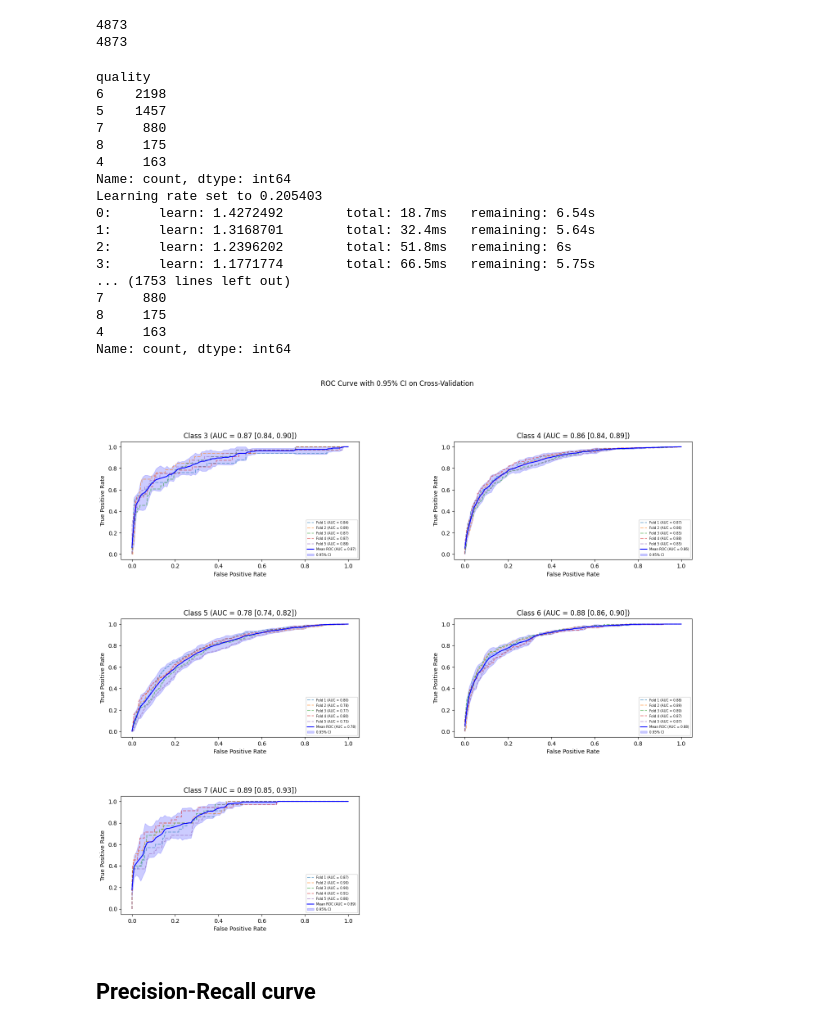
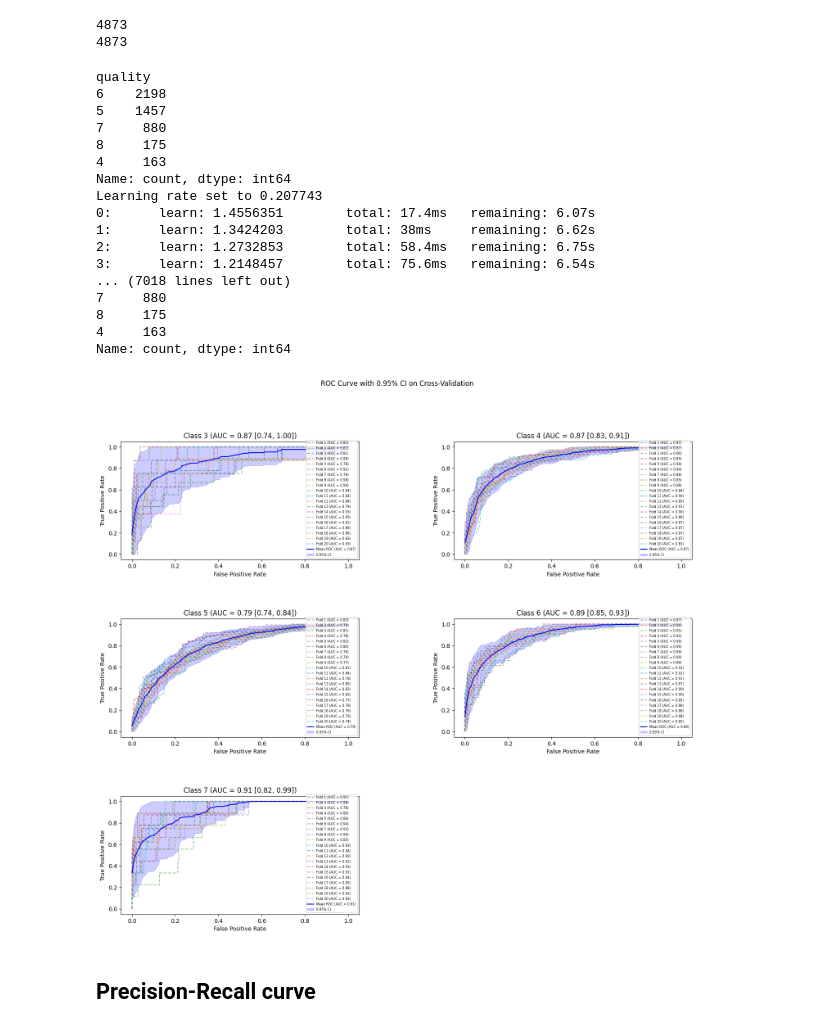
Before and after one commit to KadilenkoIvan/theory_of_stat_solutions, a Jupyter notebook: lab5/lab2.ipynb, the cells around one changed output. Cells and saved outputs as stored; diff of their text form; code cells hidden in the pictures.

```diff
--- a/lab5/lab2.ipynb
+++ b/lab5/lab2.ipynb
@@ -37,7 +42,7 @@ y = wine_df['quality']
 # y = wine_df['class']
 
 X_train, X_test, y_train, y_test = train_test_split(X, y, test_size=0.2, random_state=42, stratify=y)
-model = CatBoostClassifier(loss_function='MultiClass', iterations=350, random_seed=42, task_type="GPU")
+model = CatBoostClassifier(loss_function='MultiClass', iterations=350, random_seed=42, task_type="CPU")
 model.fit(X_train, y_train, eval_set=(X_test, y_test), use_best_model=True)
 # model = SVC(kernel='linear', probability=True, random_state=42)
 # model.fit(X_train, y_train)
@@ -182,7 +168,7 @@ y = wine_df['quality']
 y_bin_cross_val = label_binarize(y, classes=[4, 5, 6, 7, 8])
 # y_bin = label_binarize(y_test, classes=[3, 4, 5, 6, 7, 8, 9])
 
-model_cross_val = CatBoostClassifier(loss_function='MultiClass', iterations=350, random_seed=42, task_type="GPU")
+model_cross_val = CatBoostClassifier(loss_function='MultiClass', iterations=350, random_seed=42, task_type="CPU")
 
 cv = StratifiedKFold(n_splits=5, shuffle=True, random_state=42)
 
@@ -245,9 +231,9 @@ print(y.value_counts())
 y_bin_cross_val = label_binarize(y, classes=[4, 5, 6, 7, 8])
 # y_bin = label_binarize(y_test, classes=[3, 4, 5, 6, 7, 8, 9])
 
-model_cross_val = CatBoostClassifier(loss_function='MultiClass', iterations=350, random_seed=42, task_type="GPU")
+model_cross_val = CatBoostClassifier(loss_function='MultiClass', iterations=350, random_seed=42, task_type="CPU")
 
-cv = StratifiedKFold(n_splits=5, shuffle=True, random_state=42)
+cv = StratifiedKFold(n_splits=20, shuffle=True, random_state=42)
 
 tprs = {i: [] for i in range(y_bin_cross_val.shape[1])} # Словарь TPR
 aucs = {i: [] for i in range(y_bin_cross_val.shape[1])} # Словарь AUC
@@ -280,41 +266,41 @@ for i in range(y_bin_cross_val.shape[1]): # Цикл по классам
     mean_auc = np.mean(aucs[i]) # Средние
     std_auc = np.std(aucs[i]) # Стандартное отклонение
 
     confidence_lower = max(0, mean_auc - z_score * std_auc) # Высчитываем доверительный интервал
     confidence_upper = min(1, mean_auc + z_score * std_auc) #
 
     tpr_std = np.std(tprs[i], axis=0)
 
     plt.subplot(y_bin_cross_val.shape[1] // 2 + 1, y_bin_cross_val.shape[1] % 2 + 1, i + 1)
     plt.plot(mean_fpr, mean_tpr, color='b', linestyle='-', label=f'Mean ROC (AUC = {mean_auc:.2f})')
     plt.fill_between(mean_fpr, np.maximum(0, mean_tpr - z_score * tpr_std), np.minimum(1, mean_tpr + z_score * tpr_std), color='b', alpha=0.2, label=f'{confidence_level}% CI')
 
     plt.xlabel('False Positive Rate')
     plt.ylabel('True Positive Rate')
-    plt.title(f'Class {i+3} (AUC = {mean_auc:.2f} [{confidence_lower:.2f}, {confidence_upper:.2f}])')
+    plt.title(f'Class {i+4} (AUC = {mean_auc:.2f} [{confidence_lower:.2f}, {confidence_upper:.2f}])')
     plt.legend(loc="lower right", fontsize='xx-small')
 
 print(y.value_counts())
 plt.show()
 # %% [output]
 quality
 6    2198
 5    1457
 7     880
 8     175
 4     163
 Name: count, dtype: int64
-Learning rate set to 0.205403
-0:      learn: 1.4272492        total: 18.7ms   remaining: 6.54s
-1:      learn: 1.3168701        total: 32.4ms   remaining: 5.64s
-2:      learn: 1.2396202        total: 51.8ms   remaining: 6s
-3:      learn: 1.1771774        total: 66.5ms   remaining: 5.75s
-... (1753 lines left out)
+Learning rate set to 0.207743
+0:      learn: 1.4556351        total: 17.4ms   remaining: 6.07s
+1:      learn: 1.3424203        total: 38ms     remaining: 6.62s
+2:      learn: 1.2732853        total: 58.4ms   remaining: 6.75s
+3:      learn: 1.2148457        total: 75.6ms   remaining: 6.54s
+... (7018 lines left out)
 7     880
 8     175
 4     163
 Name: count, dtype: int64
-[figure, old version]
+[figure, new version]
 # %% [markdown]
 ## Precision-Recall curve
 # %%
```
Also changed, not shown: parts of 9 cells of this notebook, 10 other files.
